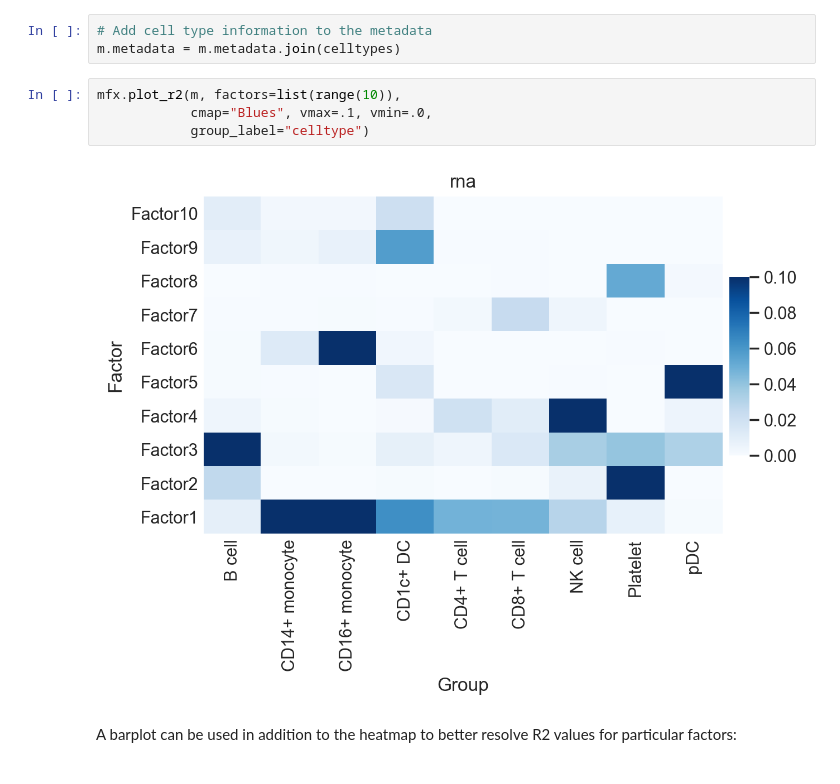
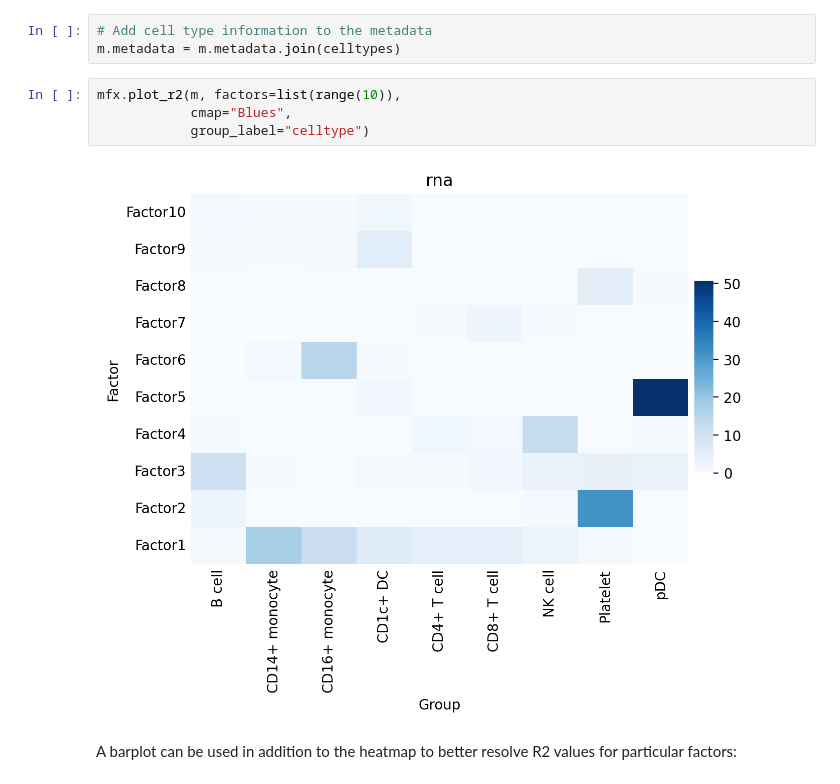
Before and after one commit to bioFAM/mofax, a Jupyter notebook: notebooks/getting_started_pbmc10k.ipynb, the cells around one changed output. Drawn from its saved outputs; the diff is of its cells as text.

```diff
--- a/notebooks/getting_started_pbmc10k.ipynb
+++ b/notebooks/getting_started_pbmc10k.ipynb
@@ -282,10 +276,10 @@ celltypes = pd.read_csv("data/pbmc10k_celltypes.csv").set_index("cell")
 m.metadata = m.metadata.join(celltypes)
 # %%
 mfx.plot_r2(m, factors=list(range(10)),
-            cmap="Blues", vmax=.1, vmin=.0,
+            cmap="Blues",
             group_label="celltype")
 # %% [output]
-[figure, old version]
+[figure, new version]
 # %% [markdown]
 A barplot can be used in addition to the heatmap to better resolve R2 values for particular factors:
 # %%
```
Also changed, not shown: parts of 42 cells of this notebook.
